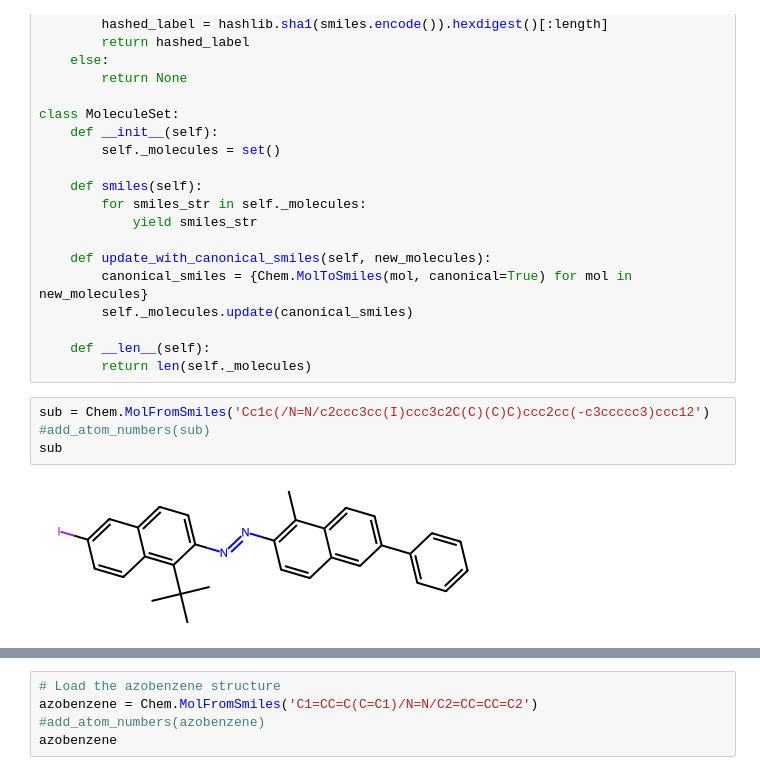
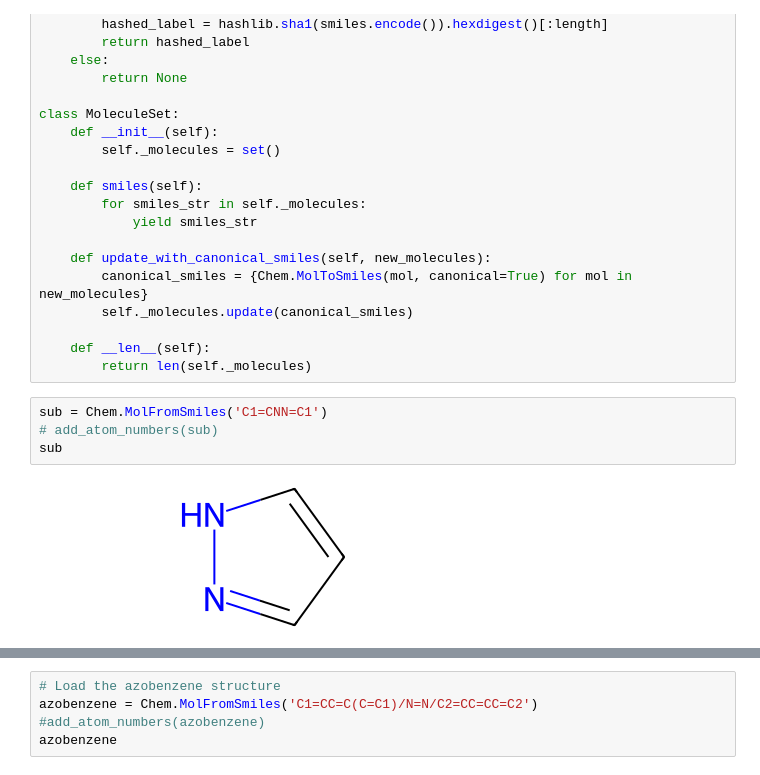
Before and after one commit to BerlinObel/xTB, a Jupyter notebook: generate_azobenzenes.ipynb, the cells around one changed output, grey strips where cells are left out. Cells and saved outputs as stored; diff of their text form.

```diff
--- a/generate_azobenzenes.ipynb
+++ b/generate_azobenzenes.ipynb
@@ -134,12 +134,12 @@ class MoleculeSet:
 
     def __len__(self):
         return len(self._molecules)
-# %%
-sub = Chem.MolFromSmiles('Cc1c(/N=N/c2ccc3cc(I)ccc3c2C(C)(C)C)ccc2cc(-c3ccccc3)ccc12')
-#add_atom_numbers(sub)
-sub
-# %% [output]
-[figure, removed]
+# %%
+sub = Chem.MolFromSmiles('C1=CNN=C1')
+# add_atom_numbers(sub)
+sub
+# %% [output]
+[figure, added]
 # %%
 # Generate SMILES for substituents
 # each element in the list is a tuple: (substituent, connecting atom index, bond type)
```
Also changed, not shown: parts of 10 cells of this notebook, 1 other file.
